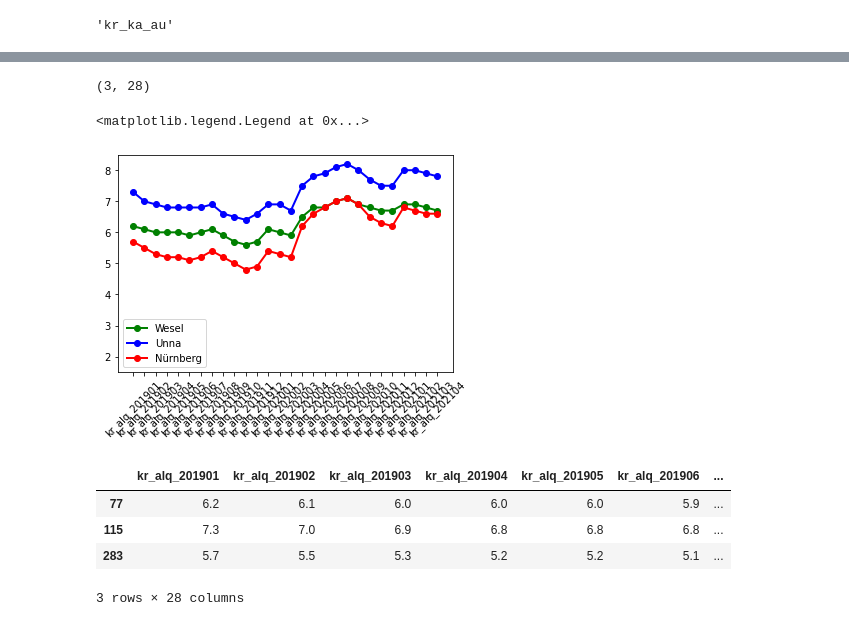
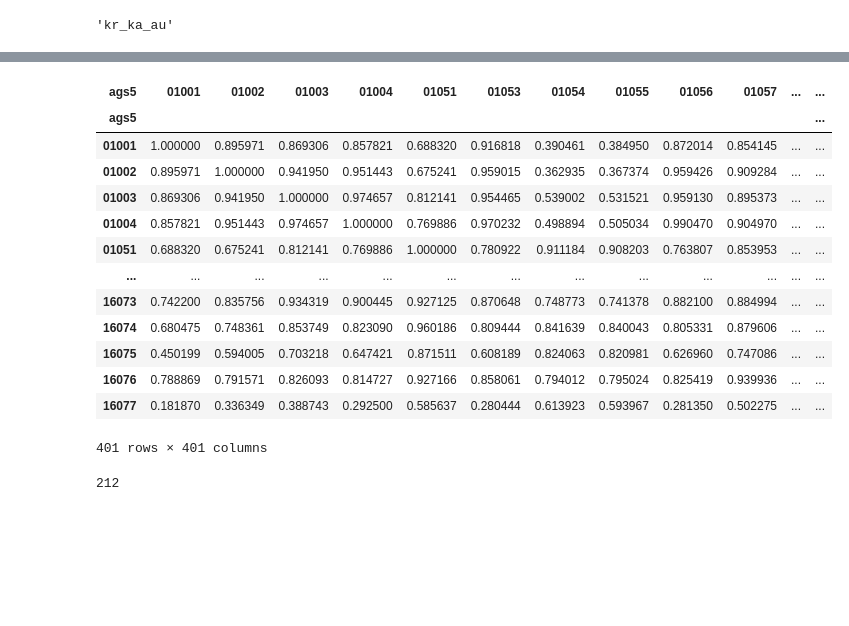
Before and after one commit to DSSGxUK/bmwi, a Jupyter notebook: notebooks/network-alq.ipynb, the cells around one changed output, grey strips where cells are left out. Saved outputs shown, nothing was run; the diff lists cells and outputs as text; code cells hidden in the pictures; blank space fills up the shorter version.

```diff
--- a/notebooks/network-alq.ipynb
+++ b/notebooks/network-alq.ipynb
@@ -24,0 +23,6 @@ df.head(1)
+# %%
+cols = []
+
+for col in list(df.columns)[5:]:
+    if col[:-7] not in cols:
+        cols.append(col[:-7])
@@ -51,5 +60,3 @@ filter_col = [col for col in df if col.startswith('kr_alq_')]
 'kr_ka_au'
 # %%
 df_kr_alq = df[['_id', 'ags2', 'bundesland', 'ags5', 'kreis'] + filter_col]
-# %%
-df_kr_alq_corr = df_kr_alq.set_index('ags5')[filter_col]
@@ -236,23 +63,28 @@ for c in clusters:
-# %%
-cluster1 = df_kr_alq[df_kr_alq['kreis'].isin(['Wesel', 'Unna', 'Nürnberg'])][filter_col]
-cluster1.shape
-# %% [output]
-(3, 28)
-# %%
-plt.plot(cluster1.columns, cluster1.iloc[0], 'go-', label='Wesel', linewidth=2)
-plt.plot(cluster1.columns, cluster1.iloc[1], 'bo-', label='Unna', linewidth=2)
-plt.plot(cluster1.columns, cluster1.iloc[2], 'ro-', label='Nürnberg', linewidth=2)
-plt.xticks(rotation=45)
-plt.ylim(1.5, 8.5)
-plt.legend()
-# %% [output]
-<matplotlib.legend.Legend at 0x...>
-[figure, removed]
-# %%
-cluster1
-# %% [output]
-|  | kr_alq_201901 | kr_alq_201902 | kr_alq_201903 | kr_alq_201904 | kr_alq_201905 | kr_alq_201906 | ... |
-| 77 | 6.2 | 6.1 | 6.0 | 6.0 | 6.0 | 5.9 | ... |
-| 115 | 7.3 | 7.0 | 6.9 | 6.8 | 6.8 | 6.8 | ... |
-| 283 | 5.7 | 5.5 | 5.3 | 5.2 | 5.2 | 5.1 | ... |
-3 rows × 28 columns
+# %%
+df_kr_alq = df_kr_alq.set_index('ags5')[filter_col]
+# %%
+df_kr_alq_corr = df_kr_alq.transpose().corr()
+df_kr_alq_corr
+# %% [output]
+| ags5 | 01001 | 01002 | 01003 | 01004 | 01051 | 01053 | 01054 | 01055 | 01056 | 01057 | ... | ... |
+| ags5 |  |  |  |  |  |  |  |  |  |  |  | ... |
+| 01001 | 1.000000 | 0.895971 | 0.869306 | 0.857821 | 0.688320 | 0.916818 | 0.390461 | 0.384950 | 0.872014 | 0.854145 | ... | ... |
+| 01002 | 0.895971 | 1.000000 | 0.941950 | 0.951443 | 0.675241 | 0.959015 | 0.362935 | 0.367374 | 0.959426 | 0.909284 | ... | ... |
+| 01003 | 0.869306 | 0.941950 | 1.000000 | 0.974657 | 0.812141 | 0.954465 | 0.539002 | 0.531521 | 0.959130 | 0.895373 | ... | ... |
+| 01004 | 0.857821 | 0.951443 | 0.974657 | 1.000000 | 0.769886 | 0.970232 | 0.498894 | 0.505034 | 0.990470 | 0.904970 | ... | ... |
+| 01051 | 0.688320 | 0.675241 | 0.812141 | 0.769886 | 1.000000 | 0.780922 | 0.911184 | 0.908203 | 0.763807 | 0.853953 | ... | ... |
+| ... | ... | ... | ... | ... | ... | ... | ... | ... | ... | ... | ... | ... |
+| 16073 | 0.742200 | 0.835756 | 0.934319 | 0.900445 | 0.927125 | 0.870648 | 0.748773 | 0.741378 | 0.882100 | 0.884994 | ... | ... |
+| 16074 | 0.680475 | 0.748361 | 0.853749 | 0.823090 | 0.960186 | 0.809444 | 0.841639 | 0.840043 | 0.805331 | 0.879606 | ... | ... |
+| 16075 | 0.450199 | 0.594005 | 0.703218 | 0.647421 | 0.871511 | 0.608189 | 0.824063 | 0.820981 | 0.626960 | 0.747086 | ... | ... |
+| 16076 | 0.788869 | 0.791571 | 0.826093 | 0.814727 | 0.927166 | 0.858061 | 0.794012 | 0.795024 | 0.825419 | 0.939936 | ... | ... |
+| 16077 | 0.181870 | 0.336349 | 0.388743 | 0.292500 | 0.585637 | 0.280444 | 0.613923 | 0.593967 | 0.281350 | 0.502275 | ... | ... |
+401 rows × 401 columns
+# %%
+# 0.99 --> 212
+# 0.95 --> 15730
+# 0.8  --> 58102
+threshold = 0.99
+(sum((df_kr_alq_corr>threshold).sum())-401)//2
+# %% [output]
+212
```
Also changed, not shown: parts of 52 cells of this notebook, 6 other files.
